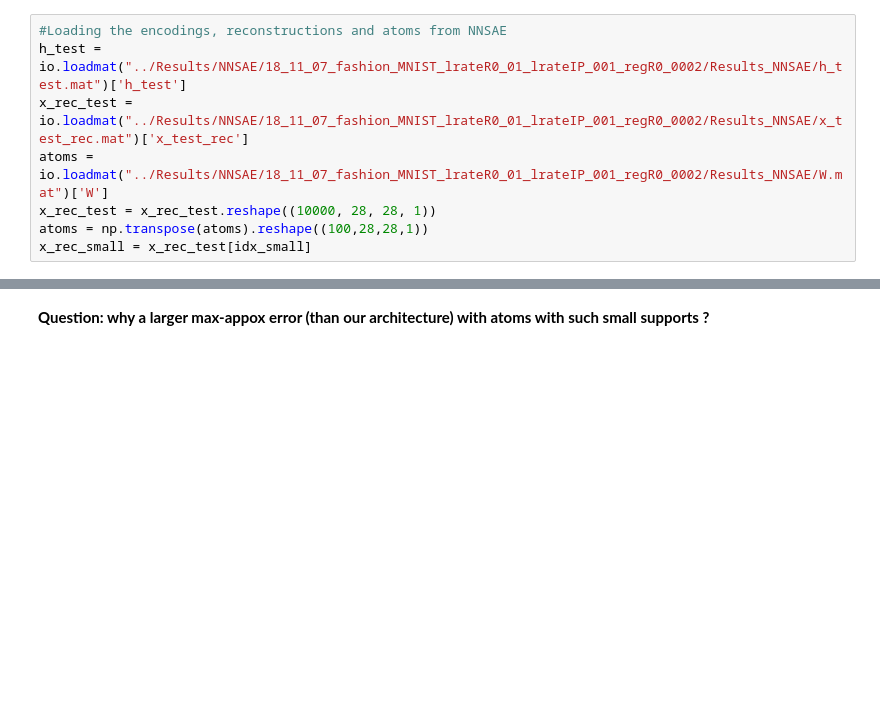
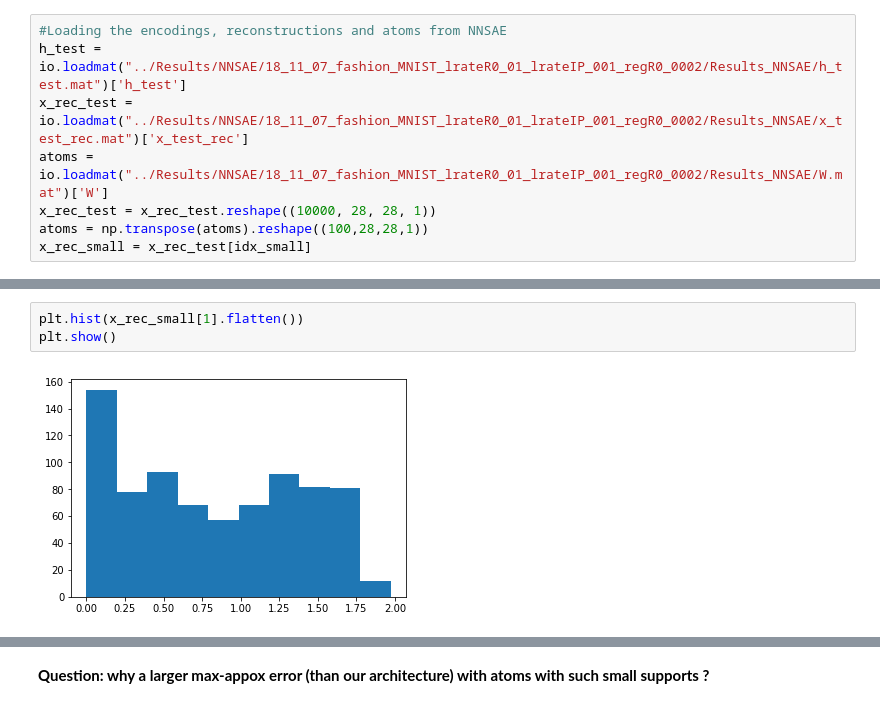
Before and after one commit to PonchonB/Mathematical_Morphologies_And_Deep_Learning, a Jupyter notebook: Notebooks/18_11_07_NNSAE_on_FashionMNIST.ipynb, the cells around one changed output, grey strips where cells are left out. Drawn from its saved outputs; the diff is of its cells as text; blank space fills up the shorter version.

```diff
--- a/Notebooks/18_11_07_NNSAE_on_FashionMNIST.ipynb
+++ b/Notebooks/18_11_07_NNSAE_on_FashionMNIST.ipynb
@@ -63,3 +67,8 @@ Atom images of the decoder
+# %%
+plt.hist(x_rec_small[1].flatten())
+plt.show()
+# %% [output]
+[figure, added]
 # %%
 atoms_dil = bastien_utils.apply_operator_to_all_images(morphoMaths.dilatation, atoms, SE_scale=1)
 max_approx = metrics.max_approximation_error(x_test, atoms, h_test, morphoMaths.dilatation, SE_scale=1)
```
Also changed, not shown: parts of 10 cells of this notebook, 10 other files.
